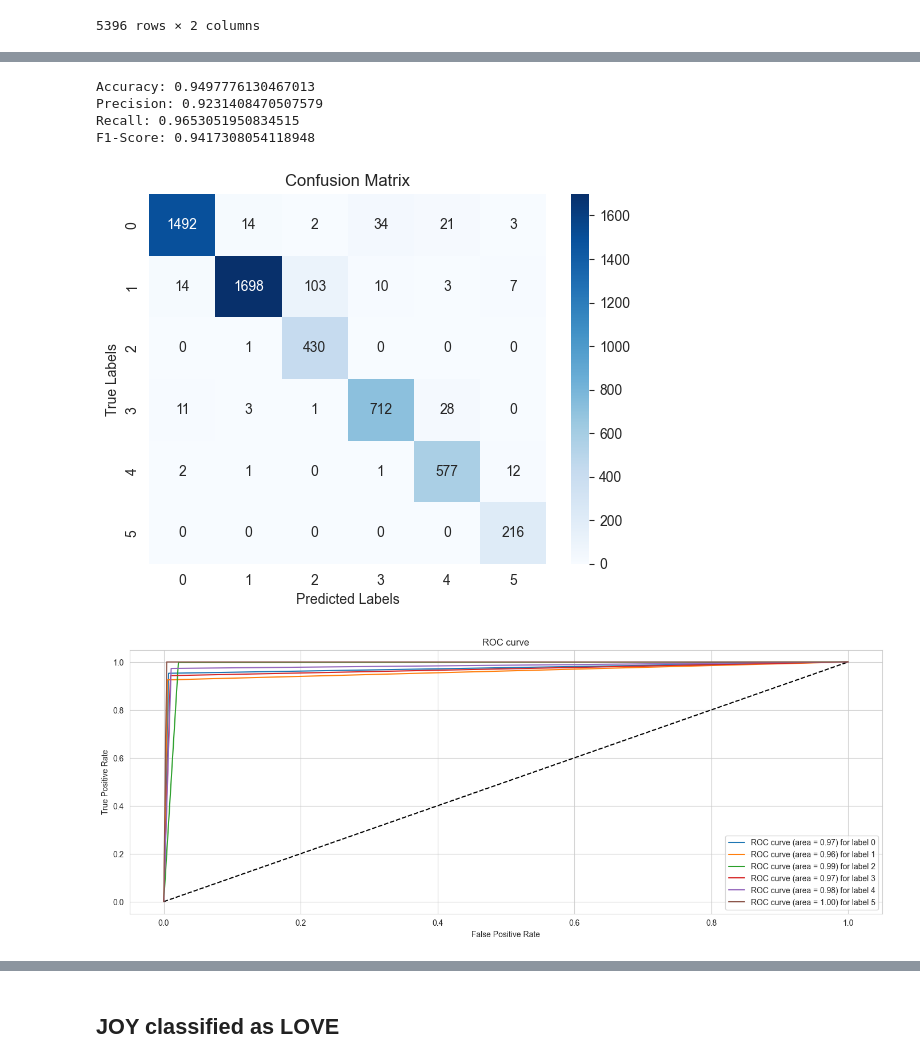
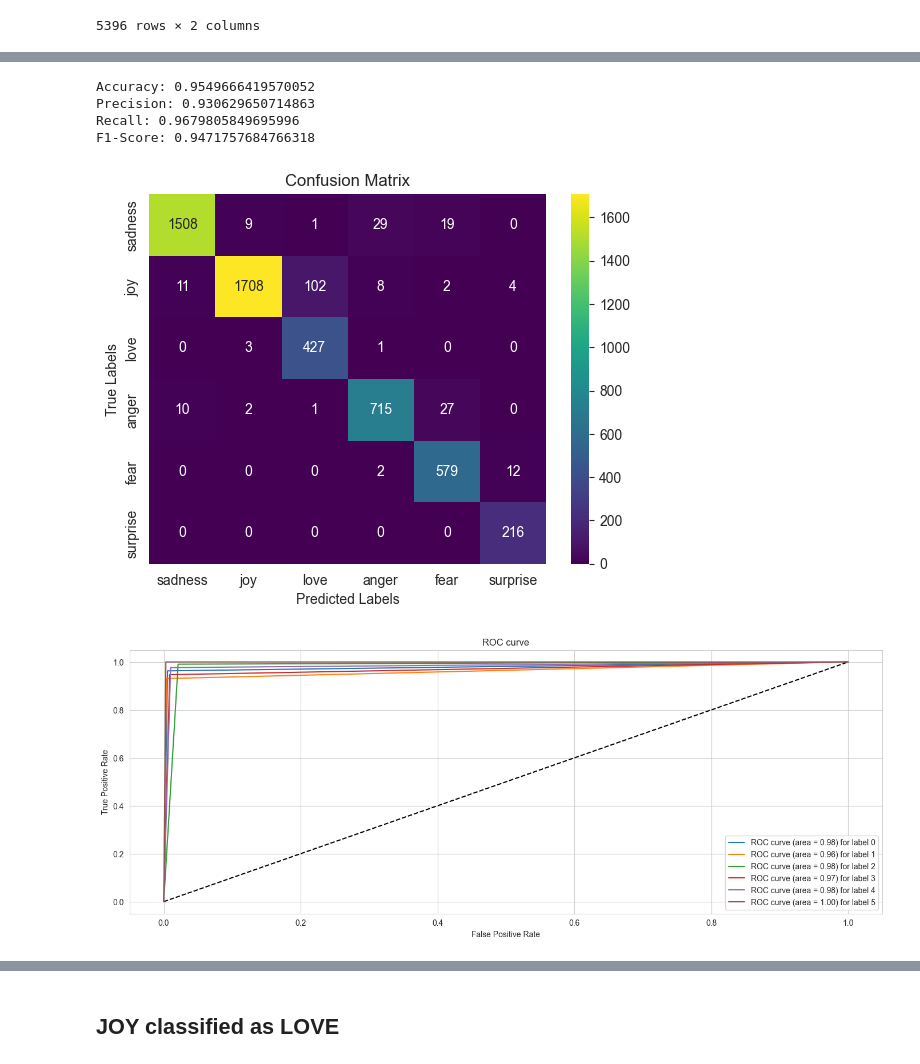
Before and after one commit to yoxerao/PLN, a Jupyter notebook: delivery2/eval.ipynb, the cells around one changed output, grey strips where cells are left out. Cells and saved outputs as stored; diff of their text form; code cells hidden in the pictures.

```diff
--- a/delivery2/eval.ipynb
+++ b/delivery2/eval.ipynb
@@ -55,0 +16,5 @@ cuda
+# %%
+model_path = "./roberta-base-ft"
+# model_path = f'./roberta-1-epoch'
+# model_path = f'./bert-domain-adapted-finetuned'
+# model_path = f'./bert-base-uncased-ft'
@@ -120,25 +132,26 @@ pred_labels = np.argmax(predictions.predictions, axis=-1)
 # %%
 accuracy = accuracy_score(test_dataset.labels, pred_labels)
 precision, recall, f1, _ = precision_recall_fscore_support(test_dataset.labels, pred_labels, average='macro')
 conf_mat = confusion_matrix(test_dataset.labels, pred_labels)
 
 print(f"Accuracy: {accuracy}")
 print(f"Precision: {precision}")
 print(f"Recall: {recall}")
 print(f"F1-Score: {f1}")
 
-# Plot confusion matrix
-sns.heatmap(conf_mat, annot=True, fmt='d', cmap='Blues')
+
+sns.heatmap(conf_mat, annot=True, fmt='d', cmap='viridis', xticklabels=int_to_emotions.values(),
+            yticklabels=int_to_emotions.values())
 plt.title('Confusion Matrix')
 plt.xlabel('Predicted Labels')
 plt.ylabel('True Labels')
 plt.show()
 # %% [output]
-Accuracy: 0.9497776130467013
-Precision: 0.9231408470507579
-Recall: 0.9653051950834515
-F1-Score: 0.9417308054118948
+Accuracy: 0.9549666419570052
+Precision: 0.930629650714863
+Recall: 0.9679805849695996
+F1-Score: 0.9471757684766318
-[figure, old version]
+[figure, new version]
 # %%
 from sklearn.metrics import auc
 
@@ -166,5 +179,5 @@ def plot_multiclass_roc(y_pred, y_test, n_classes, figsize=(17, 6)):
 
 plot_multiclass_roc(pred_labels, test_dataset.labels, n_classes=6)
 # %% [output]
-[figure, old version]
+[figure, new version]
 # %%
```
Also changed, not shown: parts of 6 cells of this notebook, 23 other files.
